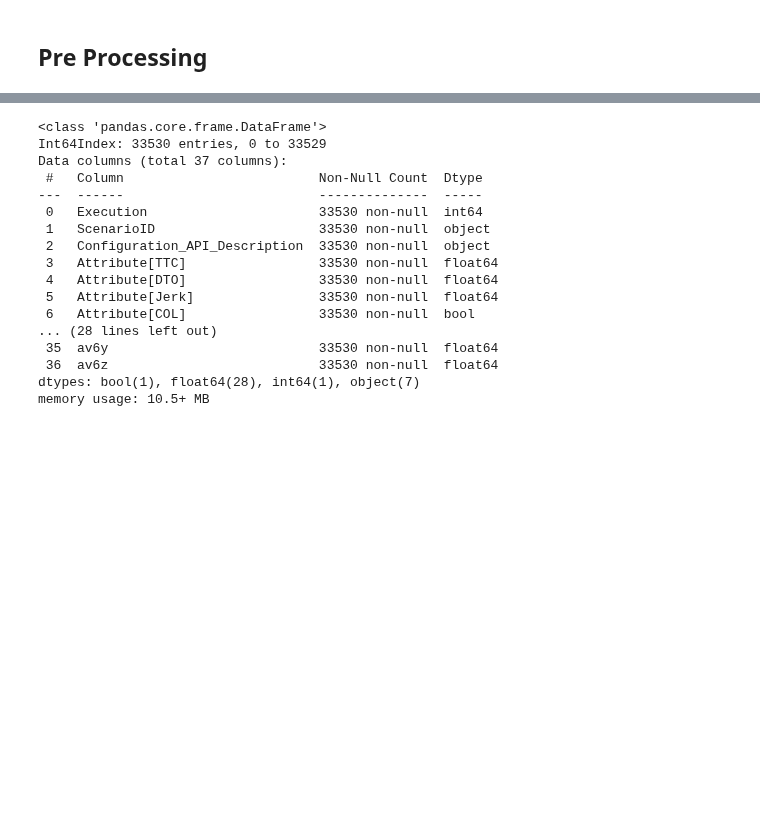
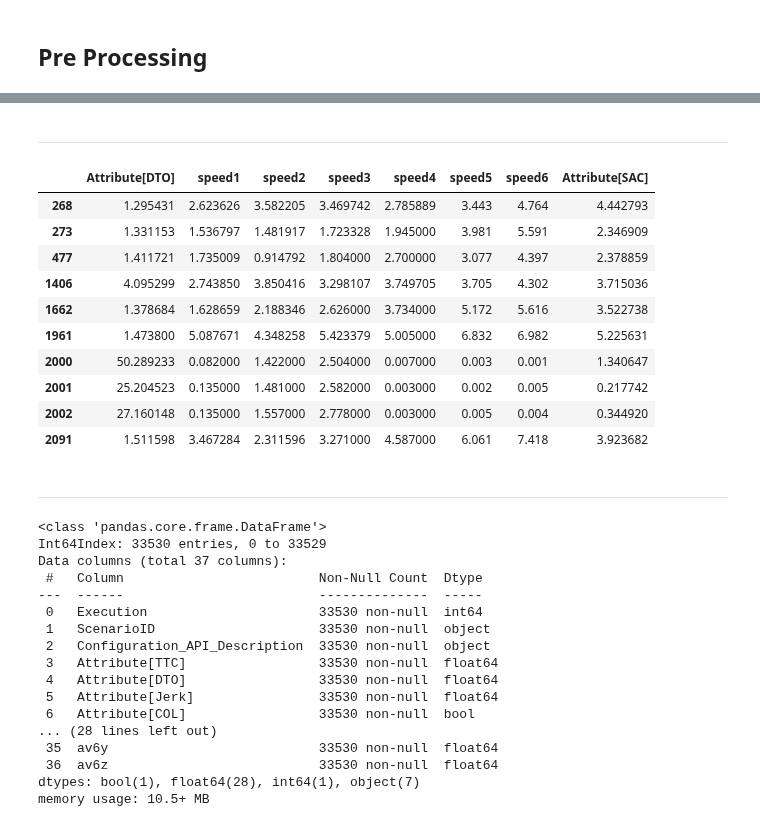
Before and after one commit to SigurdGH/MasterThesis, a Jupyter notebook: main/test.ipynb, the cells around one changed output, grey strips where cells are left out. Cells and saved outputs as stored; diff of their text form; code cells hidden in the pictures; blank space fills up the shorter version.

```diff
--- a/main/test.ipynb
+++ b/main/test.ipynb
@@ -55,0 +57,21 @@ dm.data.head(5)
+# %% [markdown]
+---
+# %%
+ids = [268, 273, 477, 1406, 1662, 1961, 2000, 2001, 2002, 2091]
+cols = ["Attribute[DTO]", "speed1", "speed2", "speed3", "speed4", "speed5", "speed6", "Attribute[SAC]"]
+# dm.data.loc[dm.data["Attribute[COL]"] == True][["Attribute[DTO]", "speed1", "speed2", "speed3", "speed4", "speed5", "speed6", "Attribute[SAC]"]]
+dm.data.iloc[ids][cols]
+# %% [output]
+|  | Attribute[DTO] | speed1 | speed2 | speed3 | speed4 | speed5 | speed6 | Attribute[SAC] |
+| 268 | 1.295431 | 2.623626 | 3.582205 | 3.469742 | 2.785889 | 3.443 | 4.764 | 4.442793 |
+| 273 | 1.331153 | 1.536797 | 1.481917 | 1.723328 | 1.945000 | 3.981 | 5.591 | 2.346909 |
+| 477 | 1.411721 | 1.735009 | 0.914792 | 1.804000 | 2.700000 | 3.077 | 4.397 | 2.378859 |
+| 1406 | 4.095299 | 2.743850 | 3.850416 | 3.298107 | 3.749705 | 3.705 | 4.302 | 3.715036 |
+| 1662 | 1.378684 | 1.628659 | 2.188346 | 2.626000 | 3.734000 | 5.172 | 5.616 | 3.522738 |
+| 1961 | 1.473800 | 5.087671 | 4.348258 | 5.423379 | 5.005000 | 6.832 | 6.982 | 5.225631 |
+| 2000 | 50.289233 | 0.082000 | 1.422000 | 2.504000 | 0.007000 | 0.003 | 0.001 | 1.340647 |
+| 2001 | 25.204523 | 0.135000 | 1.481000 | 2.582000 | 0.003000 | 0.002 | 0.005 | 0.217742 |
+| 2002 | 27.160148 | 0.135000 | 1.557000 | 2.778000 | 0.003000 | 0.005 | 0.004 | 0.344920 |
+| 2091 | 1.511598 | 3.467284 | 2.311596 | 3.271000 | 4.587000 | 6.061 | 7.418 | 3.923682 |
+# %% [markdown]
+---
```
Also changed, not shown: parts of 9 cells of this notebook, 5 other files.
